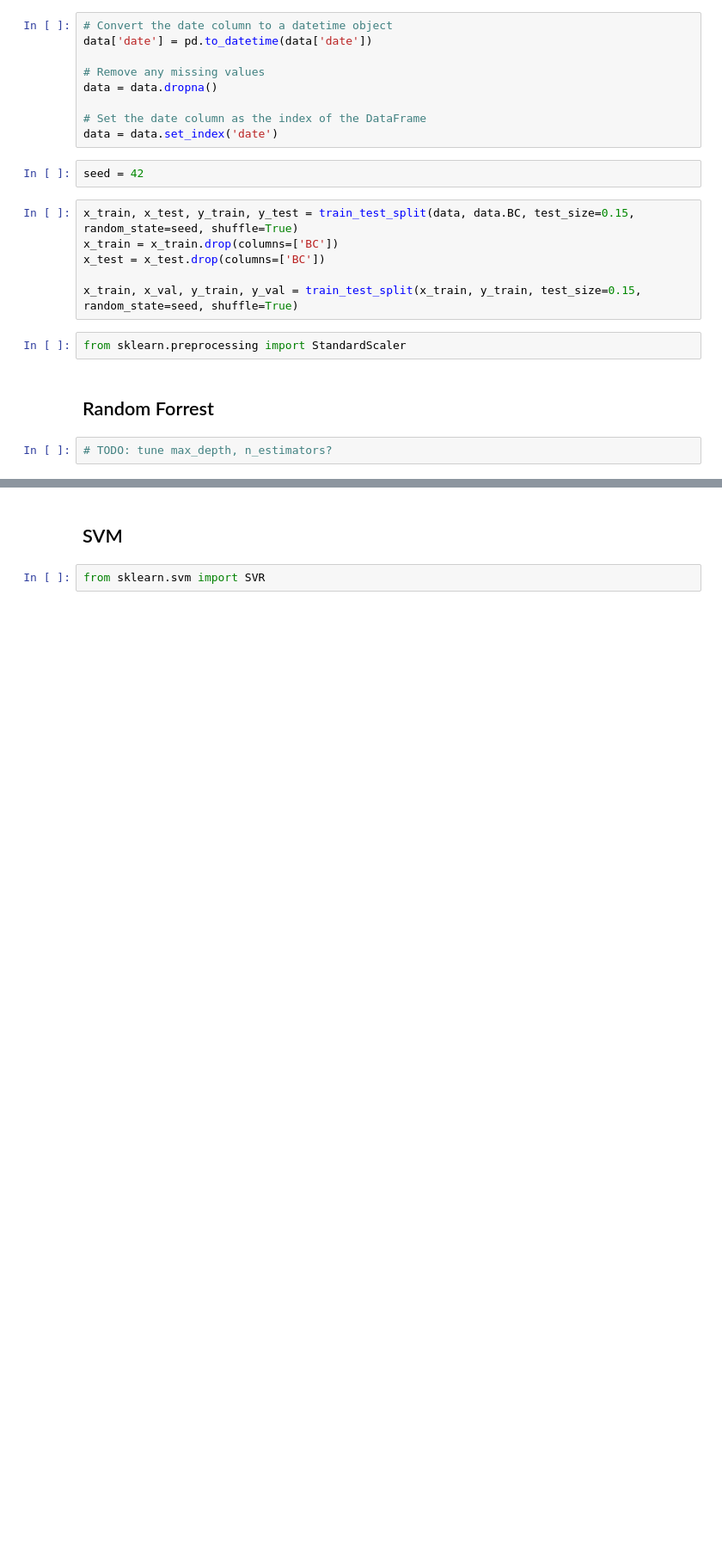
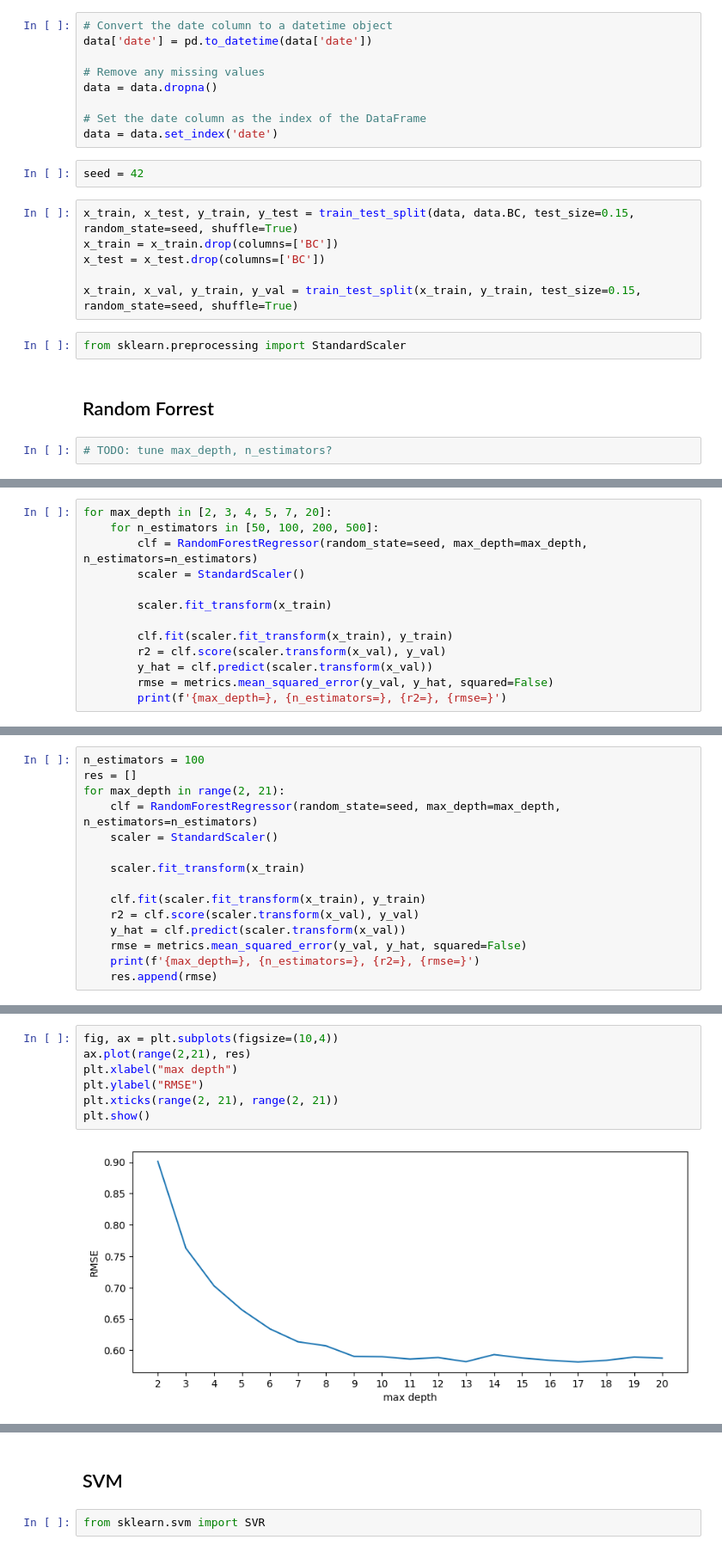
Before and after one commit to M3lo00/TOML_Homeworks, a Jupyter notebook: Homework3-4/model_training.ipynb, the cells around one changed output, grey strips where cells are left out. Shown: that part at 86% size. Cells and saved outputs as stored; diff of their text form; blank space fills up the shorter version.

Commit message:
model training

```diff
--- a/Homework3-4/model_training.ipynb
+++ b/Homework3-4/model_training.ipynb
@@ -41,0 +73,13 @@ from sklearn.preprocessing import StandardScaler
+# %%
+for max_depth in [2, 3, 4, 5, 7, 20]:
+    for n_estimators in [50, 100, 200, 500]:
+        clf = RandomForestRegressor(random_state=seed, max_depth=max_depth, n_estimators=n_estimators)
+        scaler = StandardScaler()
+
+        scaler.fit_transform(x_train)
+
+        clf.fit(scaler.fit_transform(x_train), y_train)
+        r2 = clf.score(scaler.transform(x_val), y_val)
+        y_hat = clf.predict(scaler.transform(x_val))
+        rmse = metrics.mean_squared_error(y_val, y_hat, squared=False)
+        print(f'{max_depth=}, {n_estimators=}, {r2=}, {rmse=}')
@@ -41,0 +104,15 @@ from sklearn.preprocessing import StandardScaler
+# %%
+n_estimators = 100
+res = []
+for max_depth in range(2, 21):
+    clf = RandomForestRegressor(random_state=seed, max_depth=max_depth, n_estimators=n_estimators)
+    scaler = StandardScaler()
+
+    scaler.fit_transform(x_train)
+
+    clf.fit(scaler.fit_transform(x_train), y_train)
+    r2 = clf.score(scaler.transform(x_val), y_val)
+    y_hat = clf.predict(scaler.transform(x_val))
+    rmse = metrics.mean_squared_error(y_val, y_hat, squared=False)
+    print(f'{max_depth=}, {n_estimators=}, {r2=}, {rmse=}')
+    res.append(rmse)
@@ -42 +139,10 @@ from sklearn.preprocessing import StandardScaler
+# %%
+fig, ax = plt.subplots(figsize=(10,4))
+ax.plot(range(2,21), res)
+plt.xlabel("max depth")
+plt.ylabel("RMSE")
+plt.xticks(range(2, 21), range(2, 21))
+plt.show()
+# %% [output]
+[figure, added]
 # %%
```
Also changed, not shown: parts of 36 cells of this notebook, 5 other files.
